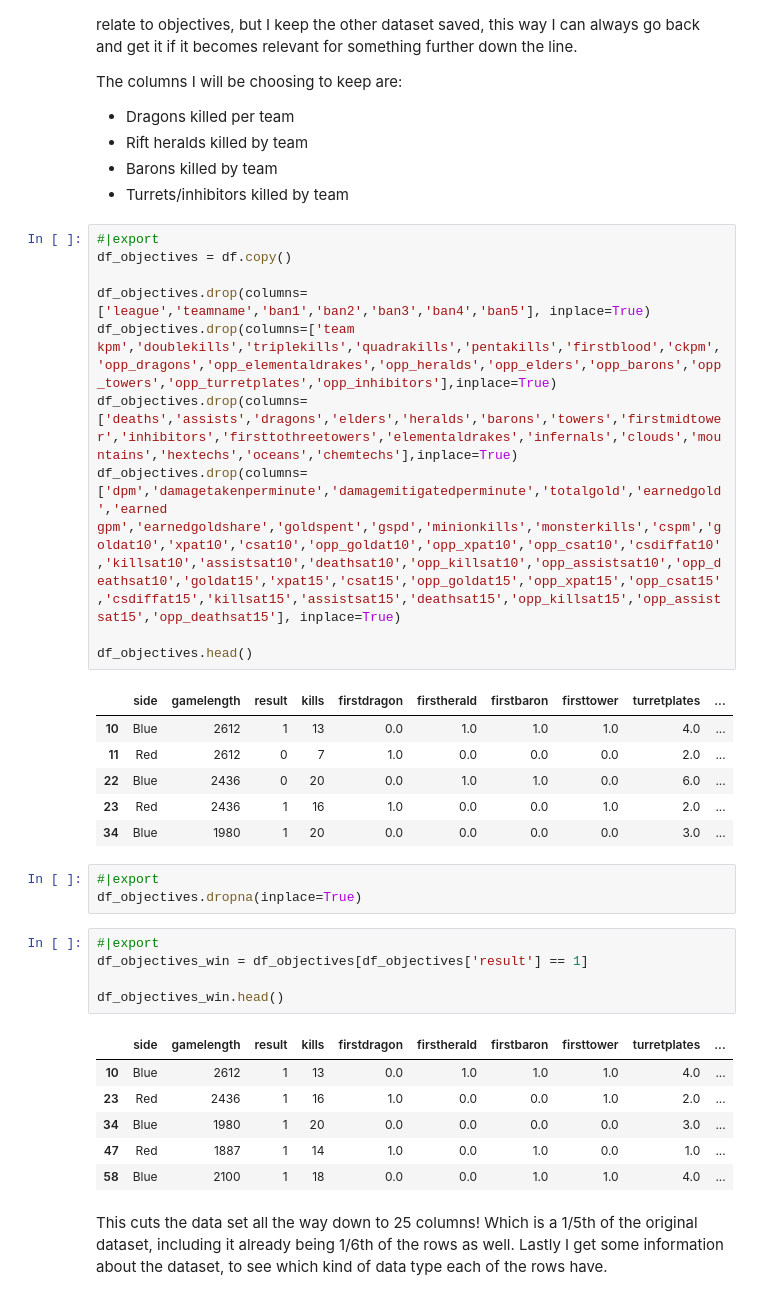
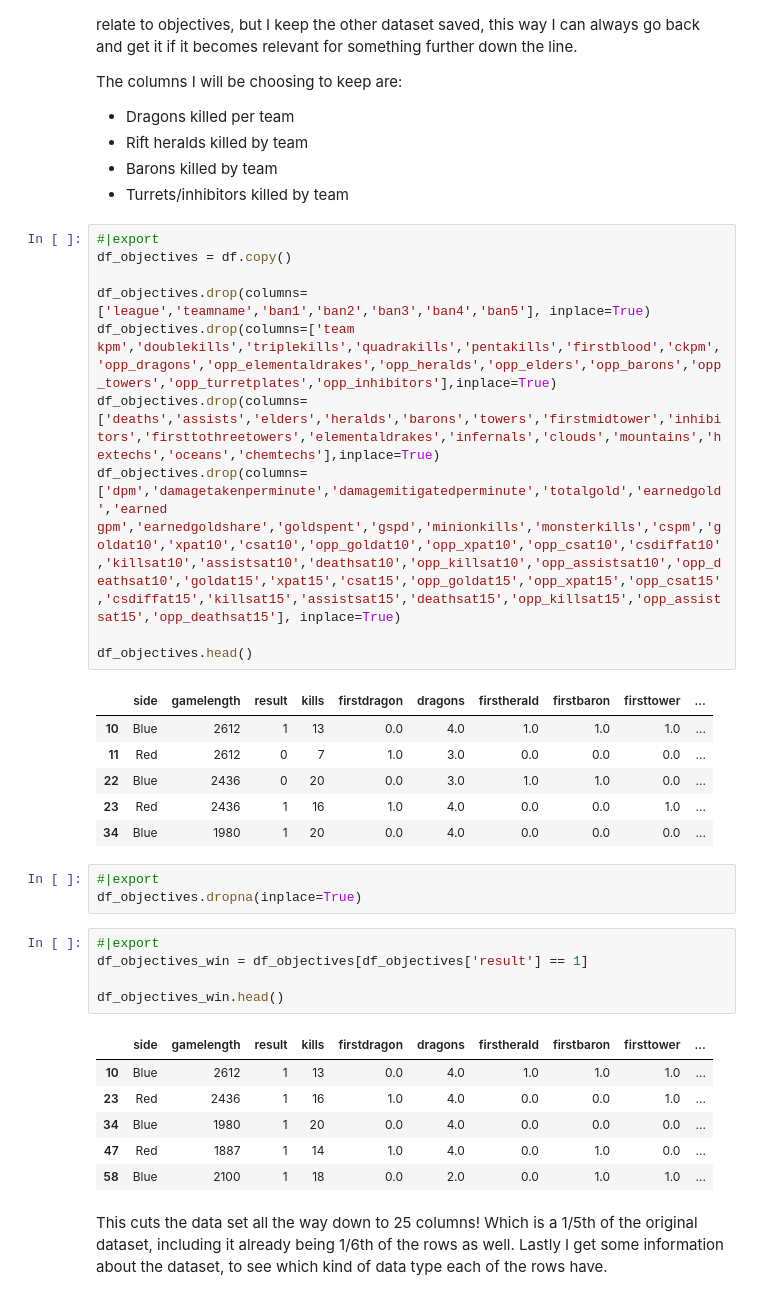
Before and after one commit to LukasGadeMEA20/ML-For-Beginners, a Jupyter notebook: MiniProject/MiniProject.ipynb, the cells around one changed output. Cells and saved outputs as stored; diff of their text form.

```diff
--- a/MiniProject/MiniProject.ipynb
+++ b/MiniProject/MiniProject.ipynb
@@ -63,20 +67,20 @@ The columns I will be choosing to keep are:
 # %%
 #|export
 df_objectives = df.copy()
 
 df_objectives.drop(columns=['league','teamname','ban1','ban2','ban3','ban4','ban5'], inplace=True)
 df_objectives.drop(columns=['team kpm','doublekills','triplekills','quadrakills','pentakills','firstblood','ckpm','opp_dragons','opp_elementaldrakes','opp_heralds','opp_elders','opp_barons','opp_towers','opp_turretplates','opp_inhibitors'],inplace=True)
-df_objectives.drop(columns=['deaths','assists','dragons','elders','heralds','barons','towers','firstmidtower','inhibitors','firsttothreetowers','elementaldrakes','infernals','clouds','mountains','hextechs','oceans','chemtechs'],inplace=True)
+df_objectives.drop(columns=['deaths','assists','elders','heralds','barons','towers','firstmidtower','inhibitors','firsttothreetowers','elementaldrakes','infernals','clouds','mountains','hextechs','oceans','chemtechs'],inplace=True)
 df_objectives.drop(columns=['dpm','damagetakenperminute','damagemitigatedperminute','totalgold','earnedgold','earned gpm','earnedgoldshare','goldspent','gspd','minionkills','monsterkills','cspm','goldat10','xpat10','csat10','opp_goldat10','opp_xpat10','opp_csat10','csdiffat10','killsat10','assistsat10','deathsat10','opp_killsat10','opp_assistsat10','opp_deathsat10','goldat15','xpat15','csat15','opp_goldat15','opp_xpat15','opp_csat15','csdiffat15','killsat15','assistsat15','deathsat15','opp_killsat15','opp_assistsat15','opp_deathsat15'], inplace=True)
 
 df_objectives.head()
 # %% [output]
-|  | side | gamelength | result | kills | firstdragon | firstherald | firstbaron | firsttower | turretplates | ... |
-| 10 | Blue | 2612 | 1 | 13 | 0.0 | 1.0 | 1.0 | 1.0 | 4.0 | ... |
-| 11 | Red | 2612 | 0 | 7 | 1.0 | 0.0 | 0.0 | 0.0 | 2.0 | ... |
-| 22 | Blue | 2436 | 0 | 20 | 0.0 | 1.0 | 1.0 | 0.0 | 6.0 | ... |
-| 23 | Red | 2436 | 1 | 16 | 1.0 | 0.0 | 0.0 | 1.0 | 2.0 | ... |
-| 34 | Blue | 1980 | 1 | 20 | 0.0 | 0.0 | 0.0 | 0.0 | 3.0 | ... |
+|  | side | gamelength | result | kills | firstdragon | dragons | firstherald | firstbaron | firsttower | ... |
+| 10 | Blue | 2612 | 1 | 13 | 0.0 | 4.0 | 1.0 | 1.0 | 1.0 | ... |
+| 11 | Red | 2612 | 0 | 7 | 1.0 | 3.0 | 0.0 | 0.0 | 0.0 | ... |
+| 22 | Blue | 2436 | 0 | 20 | 0.0 | 3.0 | 1.0 | 1.0 | 0.0 | ... |
+| 23 | Red | 2436 | 1 | 16 | 1.0 | 4.0 | 0.0 | 0.0 | 1.0 | ... |
+| 34 | Blue | 1980 | 1 | 20 | 0.0 | 4.0 | 0.0 | 0.0 | 0.0 | ... |
 # %%
 #|export
 df_objectives.dropna(inplace=True)
@@ -86,12 +90,12 @@ df_objectives_win = df_objectives[df_objectives['result'] == 1]
 
 df_objectives_win.head()
 # %% [output]
-|  | side | gamelength | result | kills | firstdragon | firstherald | firstbaron | firsttower | turretplates | ... |
-| 10 | Blue | 2612 | 1 | 13 | 0.0 | 1.0 | 1.0 | 1.0 | 4.0 | ... |
-| 23 | Red | 2436 | 1 | 16 | 1.0 | 0.0 | 0.0 | 1.0 | 2.0 | ... |
-| 34 | Blue | 1980 | 1 | 20 | 0.0 | 0.0 | 0.0 | 0.0 | 3.0 | ... |
-| 47 | Red | 1887 | 1 | 14 | 1.0 | 0.0 | 1.0 | 0.0 | 1.0 | ... |
-| 58 | Blue | 2100 | 1 | 18 | 0.0 | 0.0 | 1.0 | 1.0 | 4.0 | ... |
+|  | side | gamelength | result | kills | firstdragon | dragons | firstherald | firstbaron | firsttower | ... |
+| 10 | Blue | 2612 | 1 | 13 | 0.0 | 4.0 | 1.0 | 1.0 | 1.0 | ... |
+| 23 | Red | 2436 | 1 | 16 | 1.0 | 4.0 | 0.0 | 0.0 | 1.0 | ... |
+| 34 | Blue | 1980 | 1 | 20 | 0.0 | 4.0 | 0.0 | 0.0 | 0.0 | ... |
+| 47 | Red | 1887 | 1 | 14 | 1.0 | 4.0 | 0.0 | 1.0 | 0.0 | ... |
+| 58 | Blue | 2100 | 1 | 18 | 0.0 | 2.0 | 0.0 | 1.0 | 1.0 | ... |
 # %% [markdown]
 This cuts the data set all the way down to 25 columns! Which is a 1/5th of the original dataset, including it already being 1/6th of the rows as well. Lastly I get some information about the dataset, to see which kind of data type each of the rows have.
 # %%
```
Also changed, not shown: parts of 8 cells of this notebook, 1 other file.
